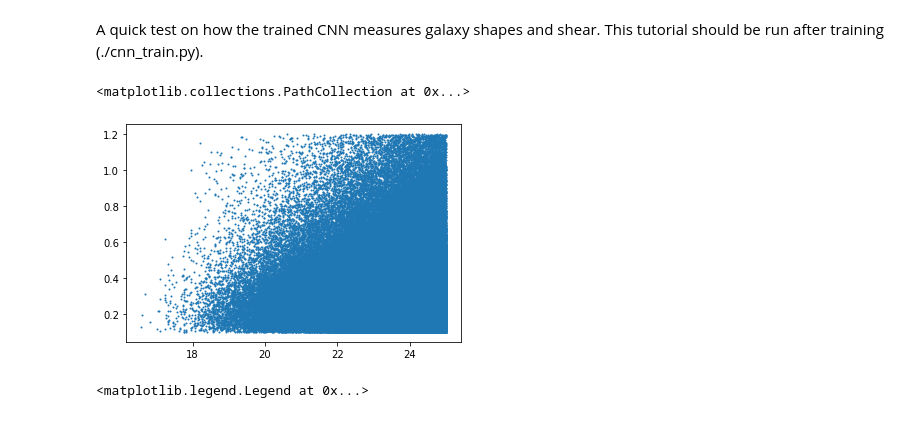
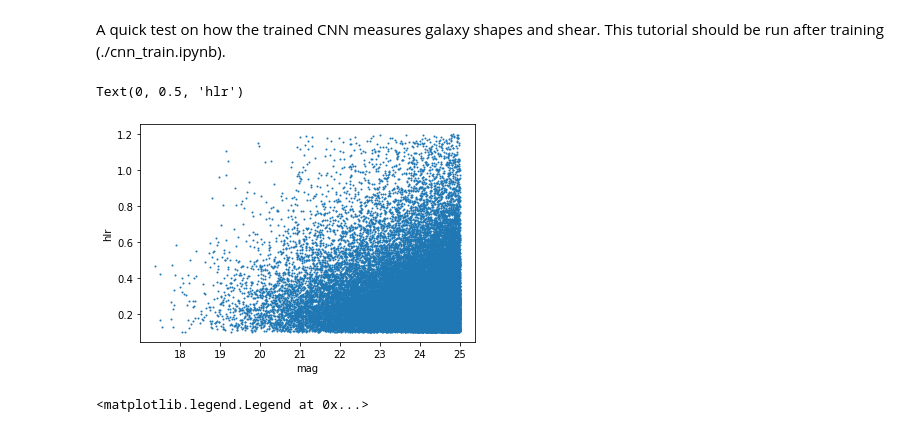
Before and after one commit to zhangzzk/forklens, a Jupyter notebook: examples/cnn_tests/cnn_test.ipynb, the cells around one changed output. Drawn from its saved outputs; the diff is of its cells as text; code cells hidden in the pictures.

Commit message:
add some calibration examples

```diff
--- a/examples/cnn_tests/cnn_test.ipynb
+++ b/examples/cnn_tests/cnn_test.ipynb
@@ -9,25 +9,25 @@ import matplotlib.pyplot as plt
 from astropy.io import fits
 import time
 # %% [markdown]
-A quick test on how the trained CNN measures galaxy shapes and shear. This tutorial should be run after training (./cnn_train.py).
+A quick test on how the trained CNN measures galaxy shapes and shear. This tutorial should be run after training (./cnn_train.ipynb).
 # %%
 tr = train.Train()
 model_file = "./model/test_model149"
 model = tr.load_model(path=model_file,strict=True)
 # %%
 # Load data catalog
-with fits.open('../../data/csst_snr_catalog.fits') as f:
+with fits.open('../../data/csst_catalog_example.fits') as f:
     cat = f[0].data
-cut_idx = np.where((cat[:,3]>0.1)&(cat[:,4]<25))[0]
-size_cat = cat[cut_idx,3]
-mag_cat = cat[cut_idx,4]
+cut_idx = np.where((cat[:,0]>0.1)&(cat[:,1]<25))[0]
+size_cat = cat[cut_idx,0]
+mag_cat = cat[cut_idx,1]
 
 plt.scatter(mag_cat[::10],size_cat[::10],s=1)
 plt.xlabel('mag')
 plt.ylabel('hlr')
 # %% [output]
-<matplotlib.collections.PathCollection at 0x...>
+Text(0, 0.5, 'hlr')
-[figure, old version]
+[figure, new version]
 # %%
 with fits.open('./model/training_loss.fits') as f:
     train_losses = f[0].data
```
Also changed, not shown: parts of 5 cells of this notebook, 4 other files.
